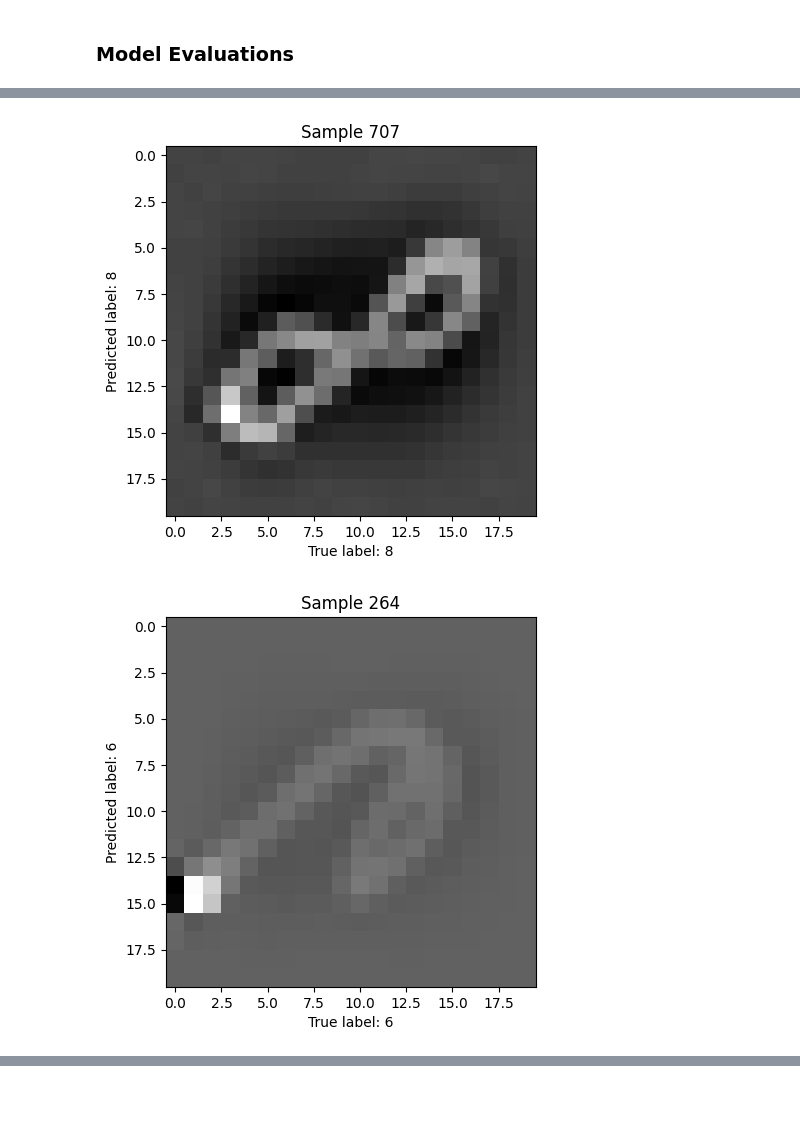
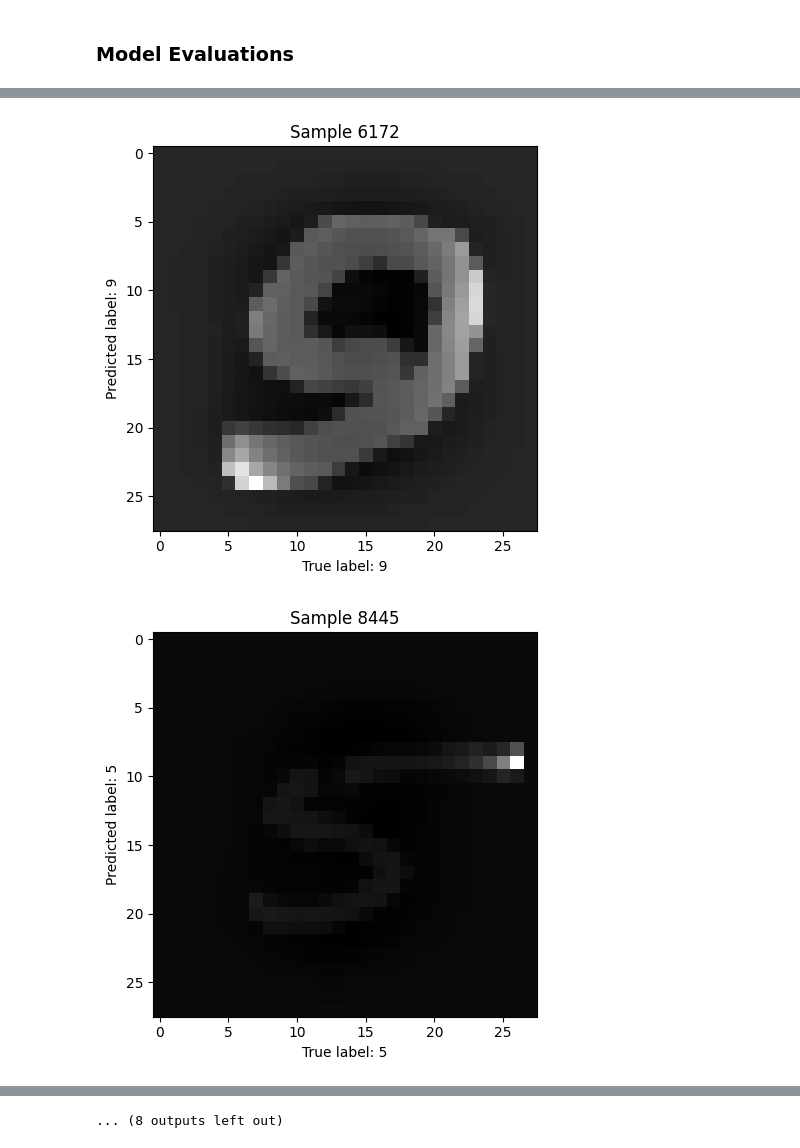
Before and after one commit to Zehen-249/handwritten_digit_classification_neural_model, a Jupyter notebook: digit_recognition_neural_model.ipynb, the cells around one changed output, grey strips where cells are left out. Cells and saved outputs as stored; diff of their text form; code cells hidden in the pictures; blank space fills up the shorter version.

```diff
--- a/digit_recognition_neural_model.ipynb
+++ b/digit_recognition_neural_model.ipynb
@@ -4,5 +5,4 @@ import matplotlib.pyplot as plt
 # %% [markdown]
 #### Load fearues and labels
 # %%
-X=np.load("data/X.npy")
-y=np.load("data/y.npy")
+(X_train, y_train), (X_test, y_test) = mnist.load_data()
@@ -11,3 +9,2 @@ y=np.load("data/y.npy")
-# %%
-from sklearn.model_selection import train_test_split
-X_train,X_test,y_train,y_test=train_test_split(X,y,test_size=0.2,random_state=1)
+# %%
+(X_train,X_test)=(X_train.reshape(-1,28*28),X_test.reshape(-1,28*28))
@@ -148,11 +151,12 @@ weighted avg       0.93      0.93      0.93      1000
 # %%
-for i in range(10):
+for i in range(20):
     index=np.random.randint(0, X_test.shape[0])
     true_label=y_test[index]
     pred_label=y_pred[index]
-    plt.imshow(X_test[index].reshape((20,20)),cmap='gray')
-    plt.xlabel(f'True label: {true_label[0]}')
+    plt.imshow(X_test[index].reshape((28,28)),cmap='gray')
+    plt.xlabel(f'True label: {true_label}')
     plt.ylabel(f'Predicted label: {pred_label}')
     plt.title(f'Sample {index}')
+    plt.tight_layout()
     plt.show()
 # %% [output]
@@ -167,2 +171,2 @@ for i in range(10):
-[figure, old version]
+[figure, new version]
-[figure, old version]
+[figure, new version]
@@ -168,0 +175 @@ for i in range(10):
+... (8 outputs left out)
```
Also changed, not shown: parts of 13 cells of this notebook, 3 other files.
